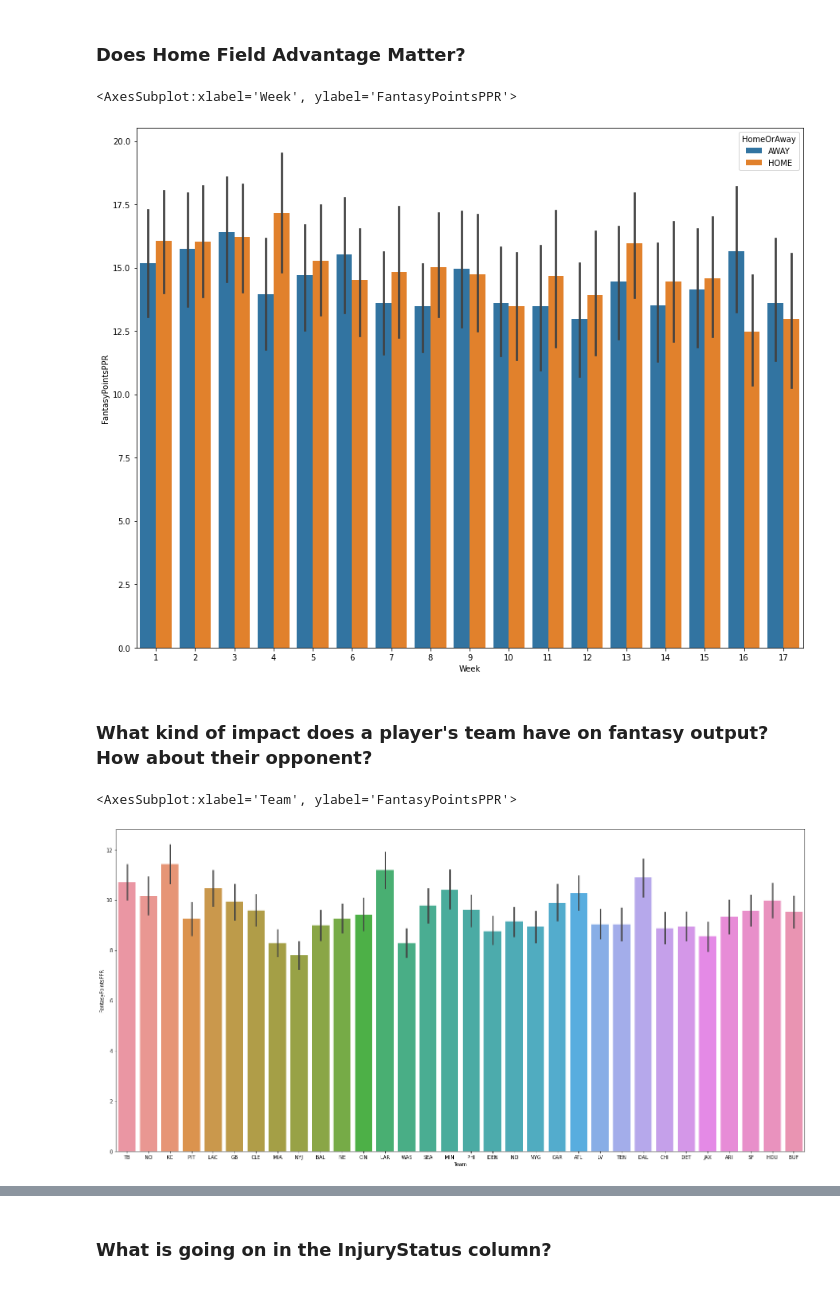
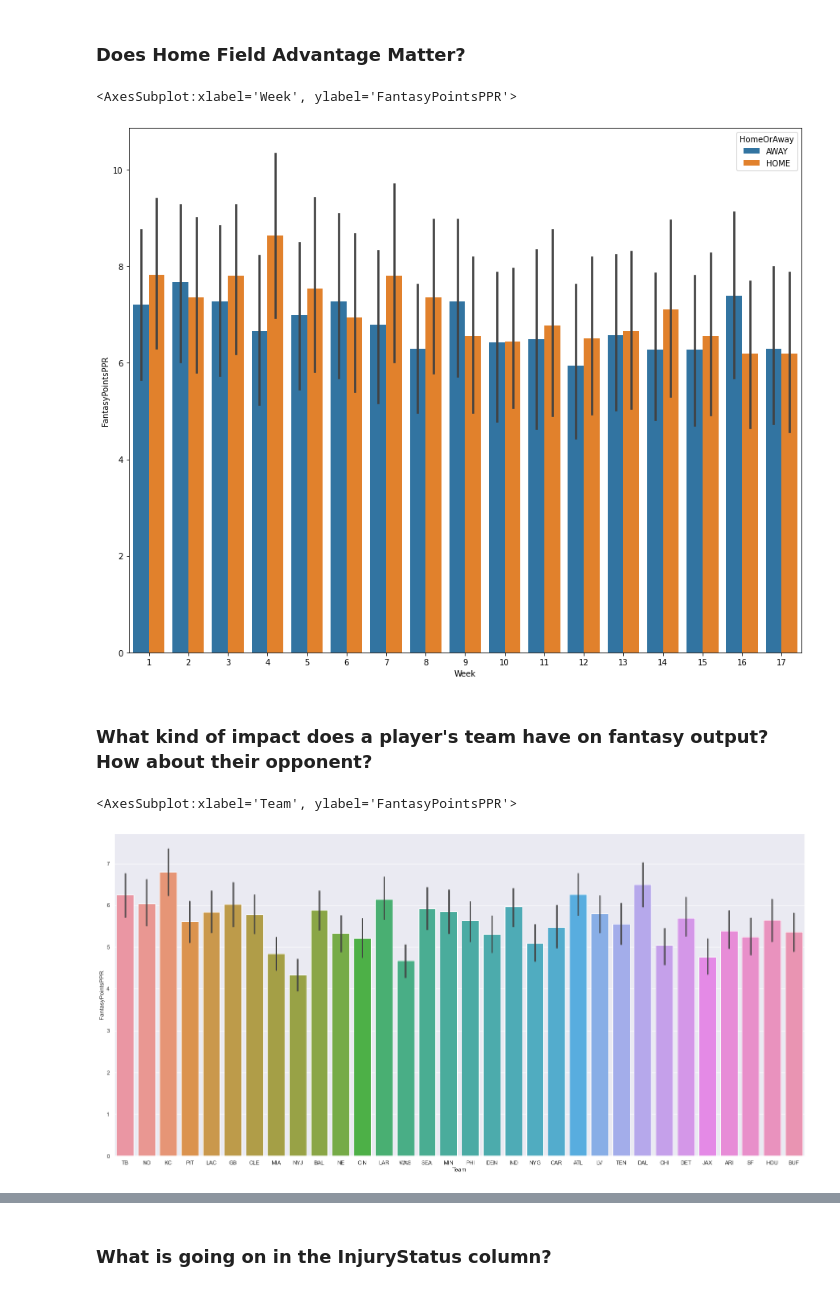
Before and after one commit to bernpb/Fantasy_Football_Prediction, a Jupyter notebook: EDA.ipynb, the cells around one changed output, grey strips where cells are left out. Cells and saved outputs as stored; diff of their text form; code cells hidden in the pictures.

```diff
--- a/EDA.ipynb
+++ b/EDA.ipynb
@@ -64,5 +64,3 @@ Index(['Unnamed: 0', 'Unnamed: 0.1', 'GameKey', 'PlayerID', 'Season',
 data['FantasyPointsPPR'].isna().sum()
 # %% [output]
 0
-# %%
-data = data[data['FantasyPointsPPR'] != 0]
@@ -237,16 +248,16 @@ sns.barplot(x = data["Week"],
            hue = data["HomeOrAway"])
 # %% [output]
 <AxesSubplot:xlabel='Week', ylabel='FantasyPointsPPR'>
-[figure, old version]
+[figure, new version]
 # %% [markdown]
 ### What kind of impact does a player's team have on fantasy output?  How about their opponent?
 # %%
 plt.figure(figsize = (25, 12))
 sns.barplot(x = data["Team"],
-           y = data['FantasyPointsPPR'])
+           y = (data['FantasyPointsPPR']))
 # %% [output]
 <AxesSubplot:xlabel='Team', ylabel='FantasyPointsPPR'>
-[figure, old version]
+[figure, new version]
 # %%
 plt.figure(figsize = (25, 12))
 sns.barplot(x = data["Opponent"],
```
Also changed, not shown: parts of 24 cells of this notebook, 12 other files.
